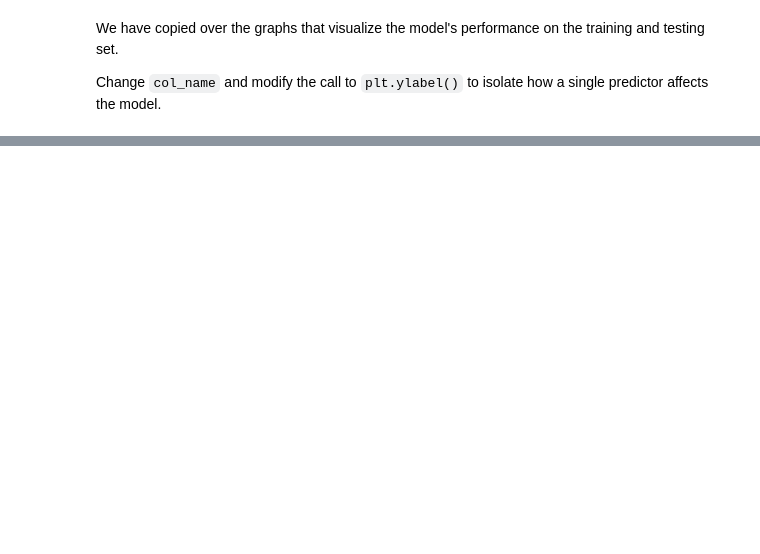
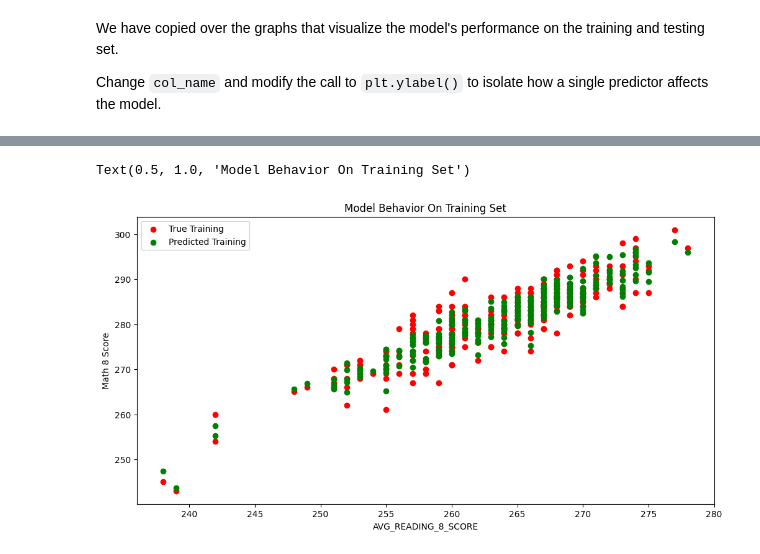
Before and after one commit to hyw07613/MDST-Onboarding, a Jupyter notebook: tutorial1/checkpoint1.ipynb, the cells around one changed output, grey strips where cells are left out. Drawn from its saved outputs; the diff is of its cells as text; code cells hidden in the pictures; blank space fills up the shorter version.

```diff
--- a/tutorial1/checkpoint1.ipynb
+++ b/tutorial1/checkpoint1.ipynb
@@ -204,15 +212,18 @@ Change `col_name` and modify the call to `plt.ylabel()` to isolate how a single
 # %%
 # @@@ 14
 
 
-# col_name = 'COLUMN NAME OF ONE PREDICTOR"
+col_name = 'AVG_READING_8_SCORE'
 
 
-# f = plt.figure(figsize=(12,6))
-# plt.scatter(X_test[col_name], y_test, color = "blue")
-# plt.scatter(X_test[col_name], model.predict(X_test), color = "black")
+f = plt.figure(figsize=(12,6))
+plt.scatter(X_train[col_name], y_train, color = "red")
+plt.scatter(X_train[col_name], model.predict(X_train), color = "green")
 
-# plt.legend(['True testing','Predicted testing'])
-# plt.xlabel(col_name)
-# plt.ylabel('NAME OF THE PREDICTOR')
-# plt.title("Model Behavior on Testing Set")
+plt.legend(['True Training','Predicted Training'])
+plt.xlabel(col_name)
+plt.ylabel('Math 8 Score')
+plt.title("Model Behavior On Training Set")
+# %% [output]
+Text(0.5, 1.0, 'Model Behavior On Training Set')
+[figure, added]
```
Also changed, not shown: parts of 9 cells of this notebook, 1 other file.
